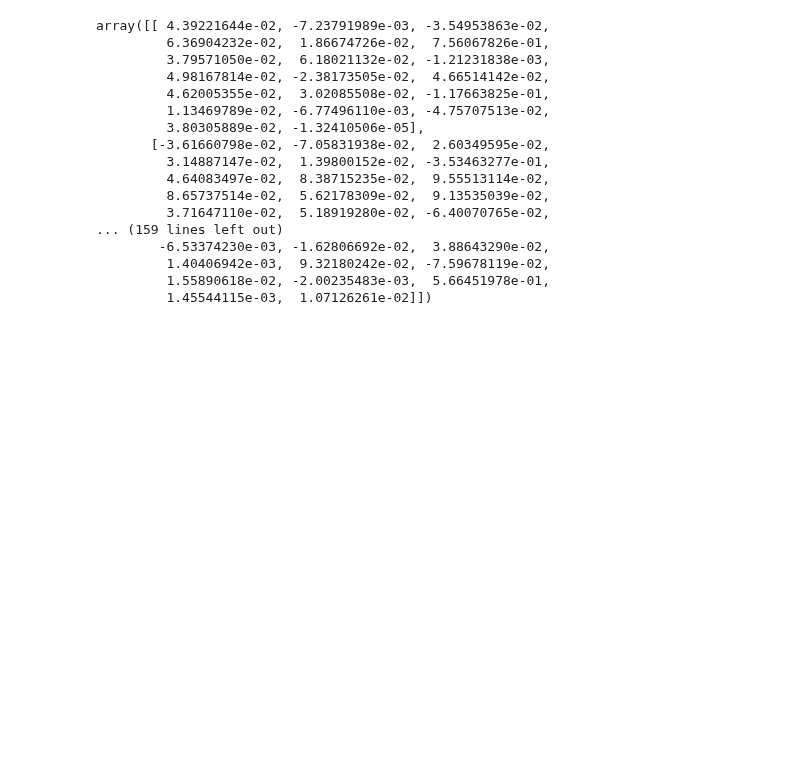
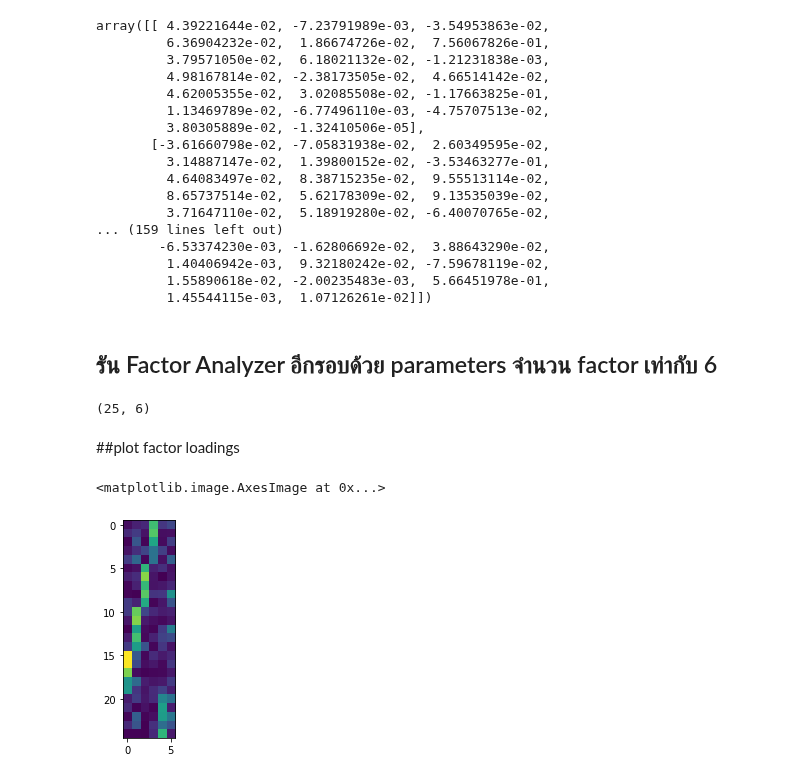
Before and after one commit to sitthatkaja/multivariate, a Jupyter notebook: Chapter_5_Factor_Analysis.ipynb, the cells around one changed output. Saved outputs shown, nothing was run; the diff lists cells and outputs as text; code cells hidden in the pictures; blank space fills up the shorter version.

```diff
--- a/Chapter_5_Factor_Analysis.ipynb
+++ b/Chapter_5_Factor_Analysis.ipynb
@@ -202,3 +210,15 @@ array([[ 4.39221644e-02, -7.23791989e-03, -3.54953863e-02,
          1.40406942e-03,  9.32180242e-02, -7.59678119e-02,
          1.55890618e-02, -2.00235483e-03,  5.66451978e-01,
          1.45544115e-03,  1.07126261e-02]])
+# %% [markdown]
+## รัน Factor Analyzer อีกรอบด้วย parameters จำนวน factor เท่ากับ 6
+# %%
+from factor_analyzer import FactorAnalyzer
+fa2 = FactorAnalyzer(n_factors=6)
+data_fa = fa2.fit_transform(BFI_data_dropped)
+# %%
+fa2.loadings_.shape
+# %% [output]
+(25, 6)
+# %% [markdown]
+##plot factor loadings
@@ -204,0 +228,6 @@ array([[ 4.39221644e-02, -7.23791989e-03, -3.54953863e-02,
+# %%
+
+plt.imshow(np.absolute(fa2.loadings_))
+# %% [output]
+<matplotlib.image.AxesImage at 0x...>
+[figure, added]
```
Also changed, not shown: parts of 3 cells of this notebook.
